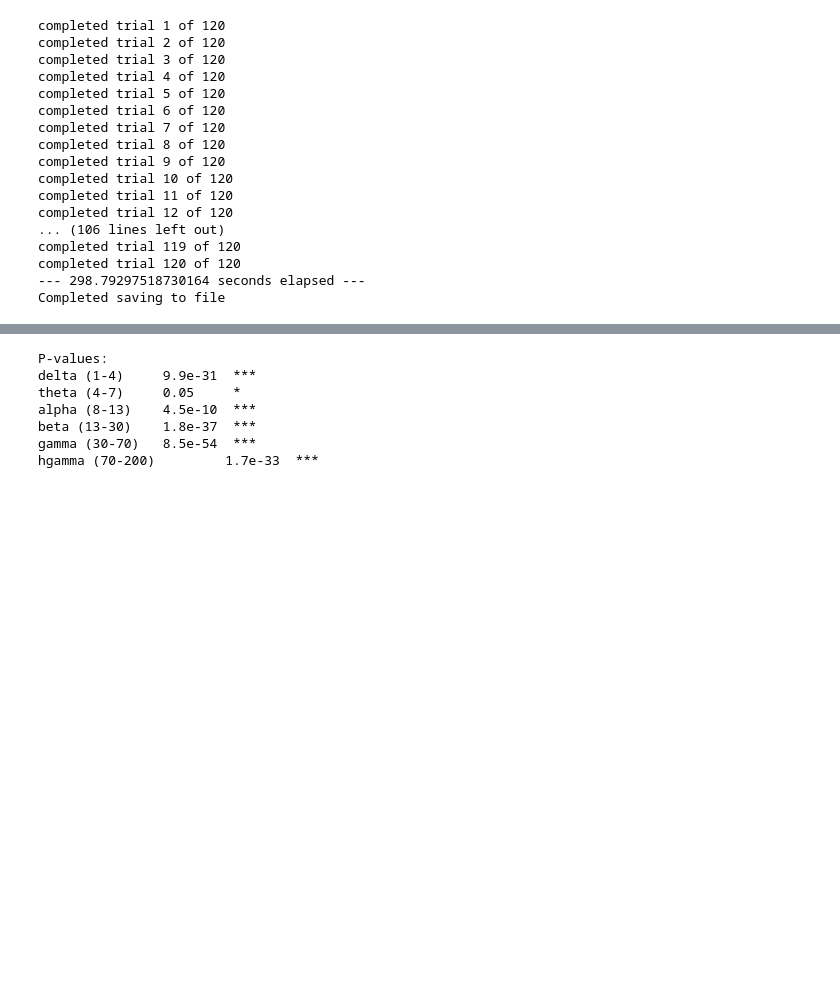
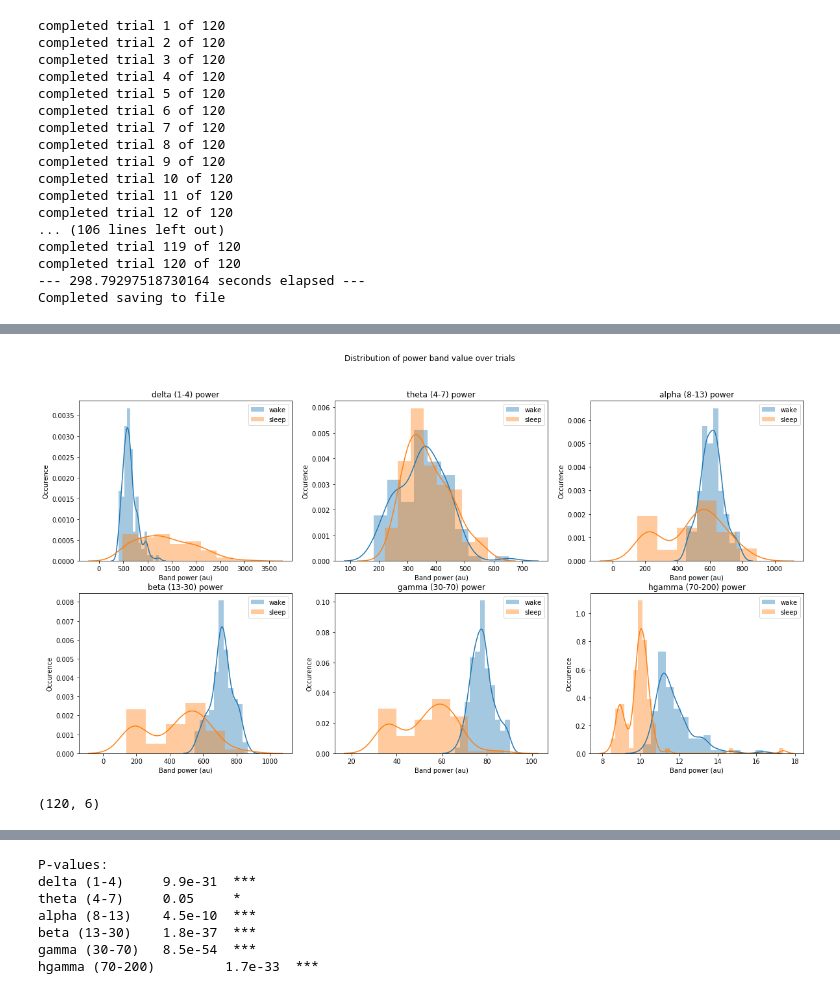
Before and after one commit to sunh20/SleepClass, a Jupyter notebook: sleep_process_d6.ipynb, the cells around one changed output, grey strips where cells are left out. Cells and saved outputs as stored; diff of their text form; code cells hidden in the pictures; blank space fills up the shorter version.

Commit message:
some histogram analysis, feature normalization

```diff
--- a/sleep_process_d6.ipynb
+++ b/sleep_process_d6.ipynb
@@ -295,0 +305,33 @@ t_stat, pval = stats.ttest_ind(np.mean(pow_bands_sleep,axis=-1),np.mean(pow_band
+# %%
+# plot distributions for each frequency band
+bar_labels = ("delta (1-4)","theta (4-7)","alpha (8-13)",
+              "beta (13-30)","gamma (30-70)","hgamma (70-200)")
+
+p_wake = np.mean(pow_bands_wake,axis=-1)
+p_sleep = np.mean(pow_bands_sleep,axis=-1)
+
+p_wake_alpha = p_wake[:,0]
+p_sleep_alpha = p_sleep[:,0]
+
+fig = plt.figure(figsize=(20,10))
+plt.suptitle('Distribution of power band value over trials')
+
+for fband in range(6):
+    plt.subplot(2,3,1+fband)
+    sns.distplot(p_wake[:,fband],label='wake')
+    sns.distplot(p_sleep[:,fband],label='sleep')
+    plt.legend()
+    plt.xlabel('Band power (au)')
+    plt.ylabel('Occurence')
+    plt.title(bar_labels[fband] +' power')
+
+if save_on:
+    fig.savefig(subj_id + '_fband_distrib.png', dpi=300)
+
+# TODO: check bin sizing
+# %% [output]
+[figure, added]
+# %%
+p_wake.shape
+# %% [output]
+(120, 6)
```
Also changed, not shown: parts of 9 cells of this notebook.
